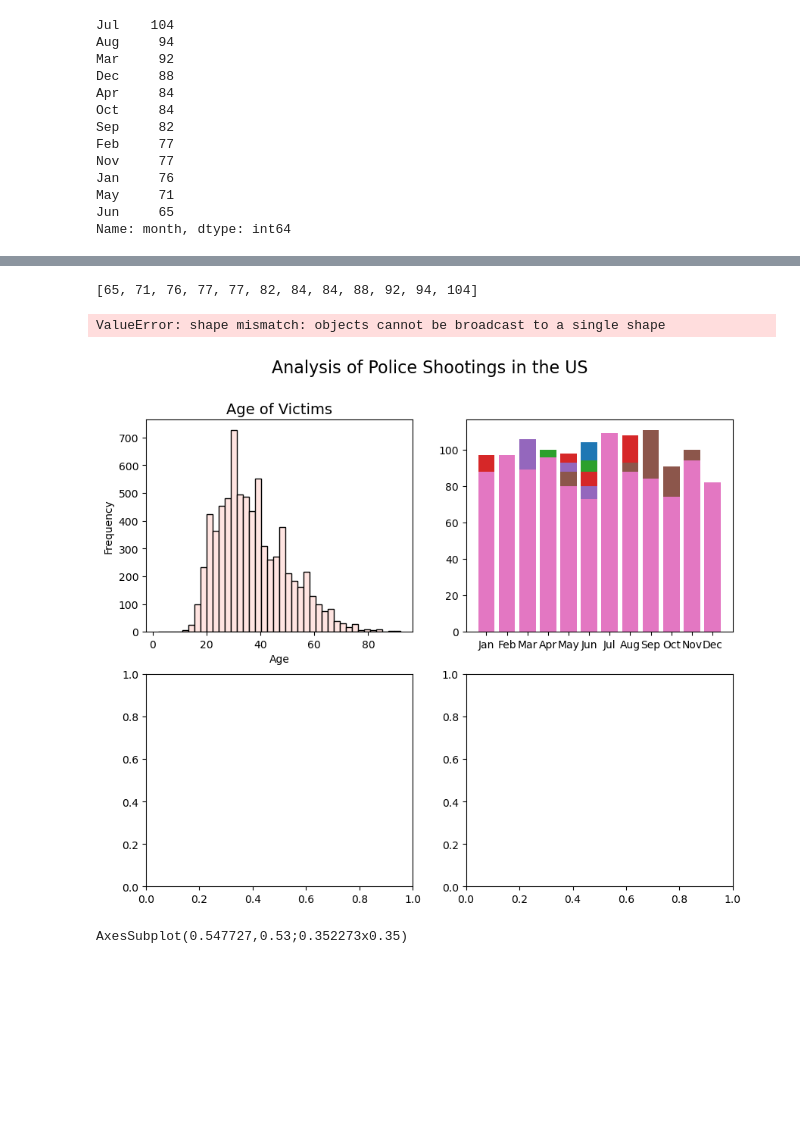
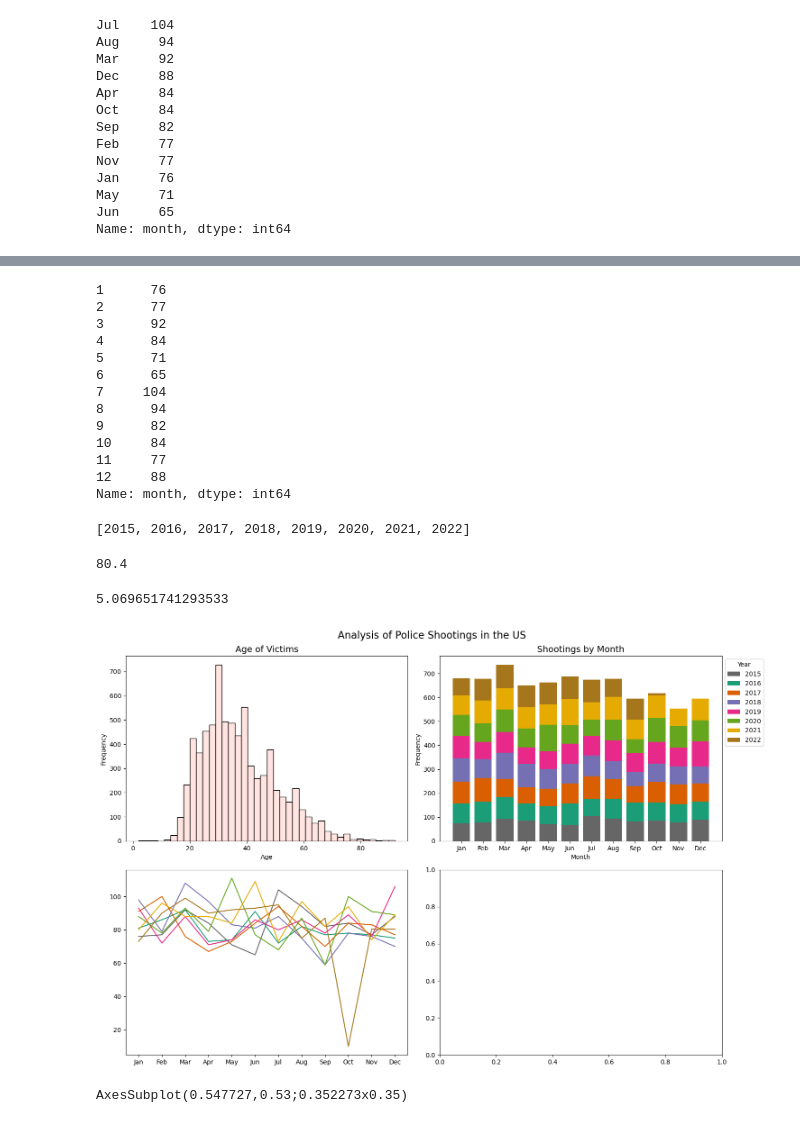
Before and after one commit to fongc123/notes, a Jupyter notebook: src/data visualization/police_shootings.ipynb, the cells around one changed output, grey strips where cells are left out. Cells and saved outputs as stored; diff of their text form; code cells hidden in the pictures; blank space fills up the shorter version.

```diff
--- a/src/data visualization/police_shootings.ipynb
+++ b/src/data visualization/police_shootings.ipynb
@@ -54,39 +56,86 @@ ValueError: The truth value of a Series is ambiguous. Use a.empty, a.bool(), a.i
 # %%
-sorted(df[df.year == 2015].month.value_counts())
+df[df.year == 2015]['month'].value_counts().sort_index()
 # %% [output]
-[65, 71, 76, 77, 77, 82, 84, 84, 88, 92, 94, 104]
+1      76
+2      77
+3      92
+4      84
+5      71
+6      65
+7     104
+8      94
+9      82
+10     84
+11     77
+12     88
+Name: month, dtype: int64
+# %%
+sorted(df['year'].unique())
+# %% [output]
+[2015, 2016, 2017, 2018, 2019, 2020, 2021, 2022]
+# %%
+height_year = df[df['year'] == 2018]['month'].value_counts().sort_index()
+# %%
+df[(df.year == 2022)]['month'].value_counts().mean()
+# %% [output]
+80.4
+# %%
+df[(df['year'] == 2022) & (df['year'].notna())]['month'].mean()
+# %% [output]
+5.069651741293533
 # %%
-fig, ((ax1, ax2), (ax3, ax4)) = plt.subplots(2, 2, figsize=(10, 8))
+fig, ((ax1, ax2), (ax3, ax4)) = plt.subplots(2, 2, figsize=(15, 10))
 fig.suptitle("Analysis of Police Shootings in the US", fontsize = 16)
 
 # histogram plot
 ax1.hist(
     x = df['age'],
     bins = 40,
     color = 'mistyrose',
     ec = 'black'
 )
 ax1.set_title("Age of Victims", fontsize = 14)
 ax1.set_xlabel("Age")
 ax1.set_ylabel("Frequency")
 
 # stacked bar plot of dates
+height_previous = np.zeros(12)
 months = ['Jan', 'Feb', 'Mar', 'Apr', 'May', 'Jun', 'Jul', 'Aug', 'Sep', 'Oct', 'Nov', 'Dec']
 for year in sorted(df['year'].unique()):
+    height_year = df[df['year'] == year]['month'].value_counts().sort_index().reindex(range(1, 13), fill_value=0)
+
+    # plot bar chart
     ax2.bar(
         x = months,
-        height = df[df.year == year].groupby('month')['id'].count(),
-        label = year
+        height = height_year,
+        label = year,
+        bottom = height_previous,
+        color = plt.get_cmap("Dark2")(year % 8)
     )
-ax2.set_title("Shootings by Date", fontsize = 14)
-ax2.set_xlabel("Date")
+    height_previous += height_year
+ax2.set_title("Shootings by Month", fontsize = 14)
+ax2.set_xlabel("Month")
 ax2.set_ylabel("Frequency")
+ax2.legend(
+    title = "Year",
+    loc = 'upper left',
+    bbox_to_anchor = (1, 1)
+)
+
+# line graph of shootings by month
+for year in sorted(df['year'].unique()):
+    height_year = df[df['year'] == year]['month'].value_counts().sort_index().reindex(range(1, 13), fill_value = df[df['year'] == year]['month'].value_counts().mean())
+    ax3.plot(
+        months,
+        height_year,
+        label = year,
+        color = plt.get_cmap("Dark2")(year % 8)
+    )
 
 fig.tight_layout()
 fig.show()
 # %% [output]
-ValueError: shape mismatch: objects cannot be broadcast to a single shape
-[figure, old version]
+[figure, new version]
 # %%
 plt.figure(figsize=(10, 6))
 plt.suptitle("Analysis of Police Shootings in the US", fontsize=16)
```
Also changed, not shown: parts of 2 cells of this notebook.
